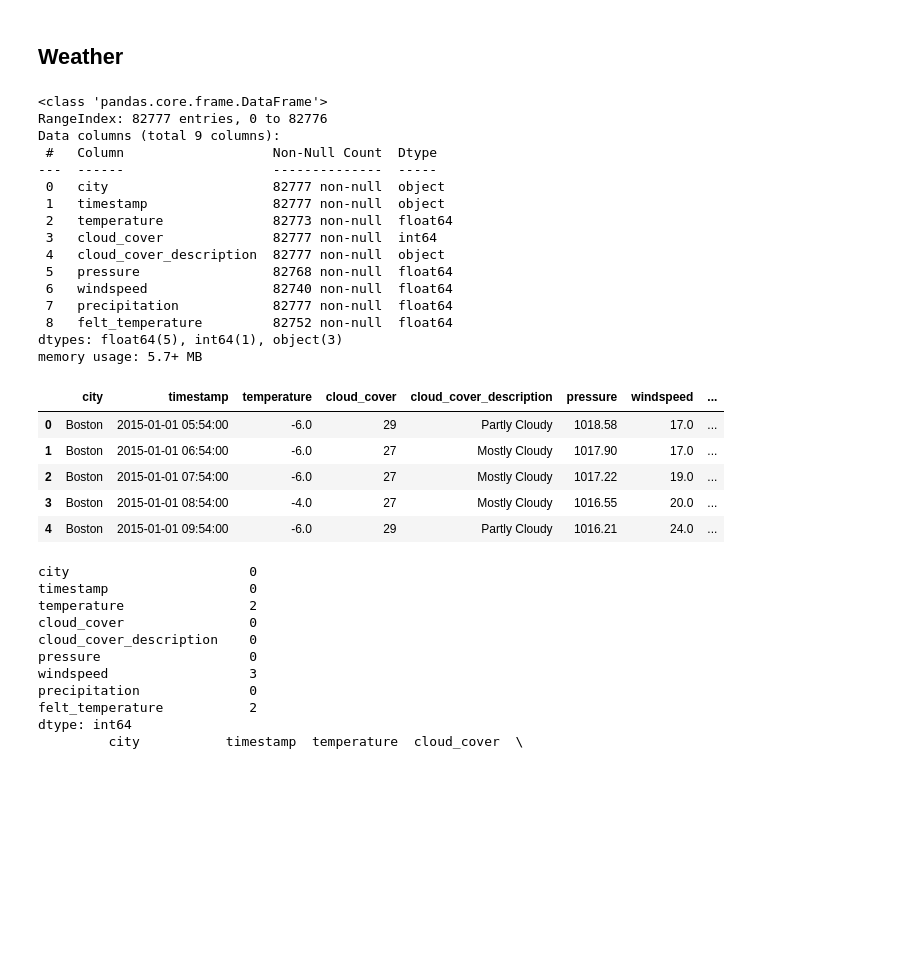
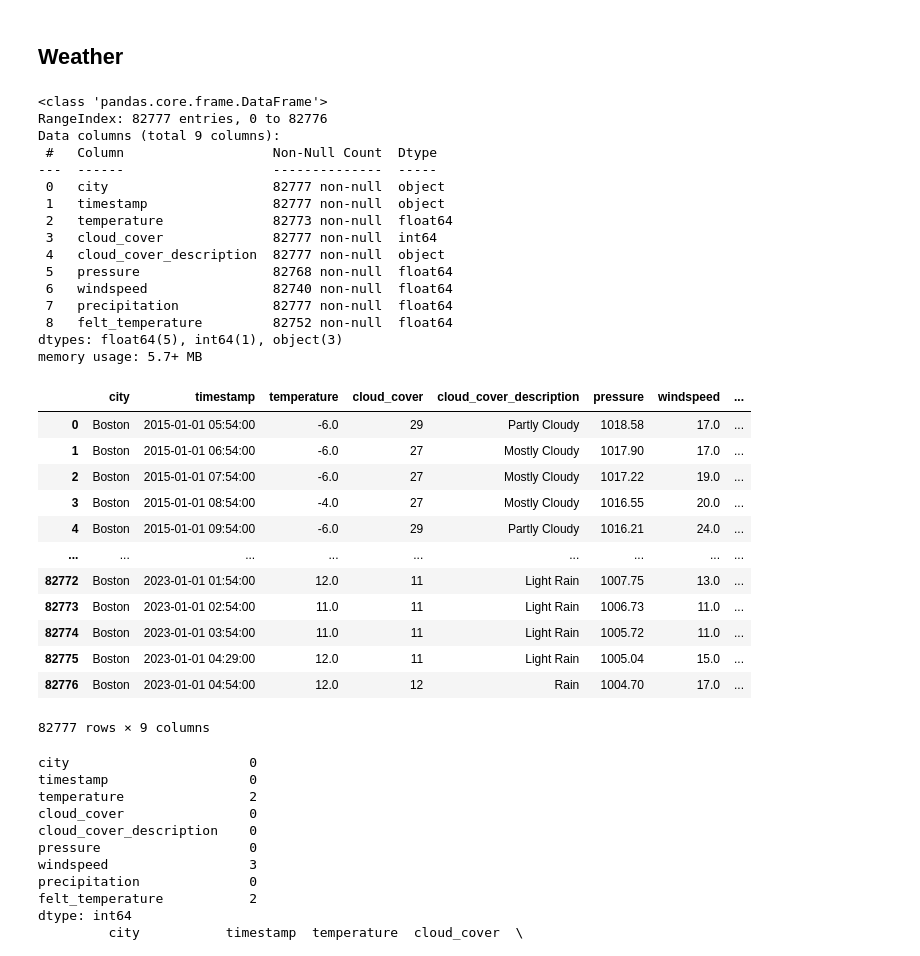
Before and after one commit to lauribus/DSMLproject, a Jupyter notebook: Project bikes2.ipynb, the cells around one changed output. Cells and saved outputs as stored; diff of their text form; code cells hidden in the pictures; blank space fills up the shorter version.

```diff
--- a/Project bikes2.ipynb
+++ b/Project bikes2.ipynb
@@ -317,30 +430,37 @@ stations
 ## Weather
 # %%
 weather.info()
-weather.head()
+weather
 # %% [output]
 <class 'pandas.core.frame.DataFrame'>
 RangeIndex: 82777 entries, 0 to 82776
 Data columns (total 9 columns):
  #   Column                   Non-Null Count  Dtype
 ---  ------                   --------------  -----
  0   city                     82777 non-null  object
  1   timestamp                82777 non-null  object
  2   temperature              82773 non-null  float64
  3   cloud_cover              82777 non-null  int64
  4   cloud_cover_description  82777 non-null  object
  5   pressure                 82768 non-null  float64
  6   windspeed                82740 non-null  float64
  7   precipitation            82777 non-null  float64
  8   felt_temperature         82752 non-null  float64
 dtypes: float64(5), int64(1), object(3)
 memory usage: 5.7+ MB
 |  | city | timestamp | temperature | cloud_cover | cloud_cover_description | pressure | windspeed | ... |
 | 0 | Boston | 2015-01-01 05:54:00 | -6.0 | 29 | Partly Cloudy | 1018.58 | 17.0 | ... |
 | 1 | Boston | 2015-01-01 06:54:00 | -6.0 | 27 | Mostly Cloudy | 1017.90 | 17.0 | ... |
 | 2 | Boston | 2015-01-01 07:54:00 | -6.0 | 27 | Mostly Cloudy | 1017.22 | 19.0 | ... |
 | 3 | Boston | 2015-01-01 08:54:00 | -4.0 | 27 | Mostly Cloudy | 1016.55 | 20.0 | ... |
 | 4 | Boston | 2015-01-01 09:54:00 | -6.0 | 29 | Partly Cloudy | 1016.21 | 24.0 | ... |
+| ... | ... | ... | ... | ... | ... | ... | ... | ... |
+| 82772 | Boston | 2023-01-01 01:54:00 | 12.0 | 11 | Light Rain | 1007.75 | 13.0 | ... |
+| 82773 | Boston | 2023-01-01 02:54:00 | 11.0 | 11 | Light Rain | 1006.73 | 11.0 | ... |
+| 82774 | Boston | 2023-01-01 03:54:00 | 11.0 | 11 | Light Rain | 1005.72 | 11.0 | ... |
+| 82775 | Boston | 2023-01-01 04:29:00 | 12.0 | 11 | Light Rain | 1005.04 | 15.0 | ... |
+| 82776 | Boston | 2023-01-01 04:54:00 | 12.0 | 12 | Rain | 1004.70 | 17.0 | ... |
+82777 rows × 9 columns
 # %%
 # First we want to change the "timestamp" variable type from object to datetime with pd.to_datetime
 
```
Also changed, not shown: parts of 36 cells of this notebook.
